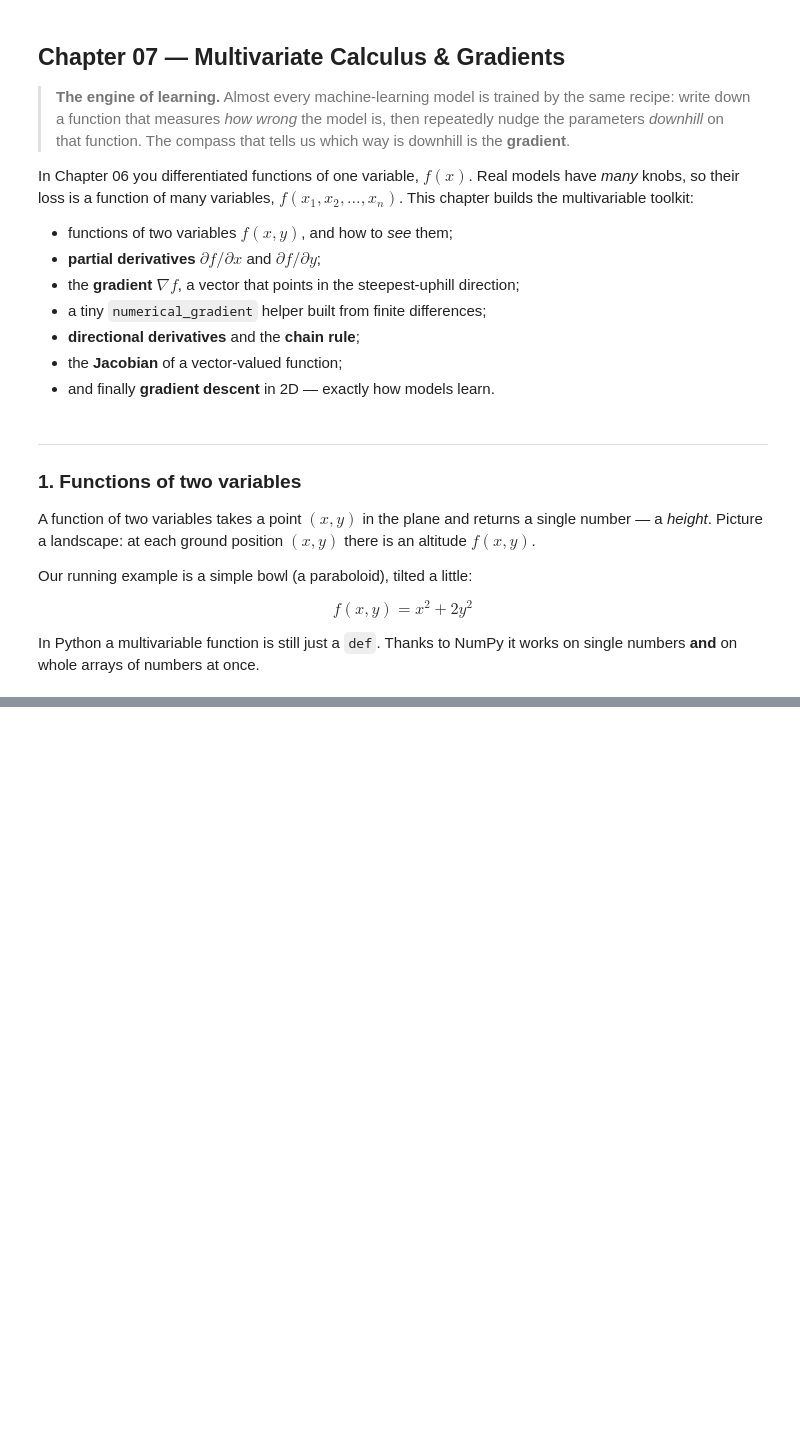
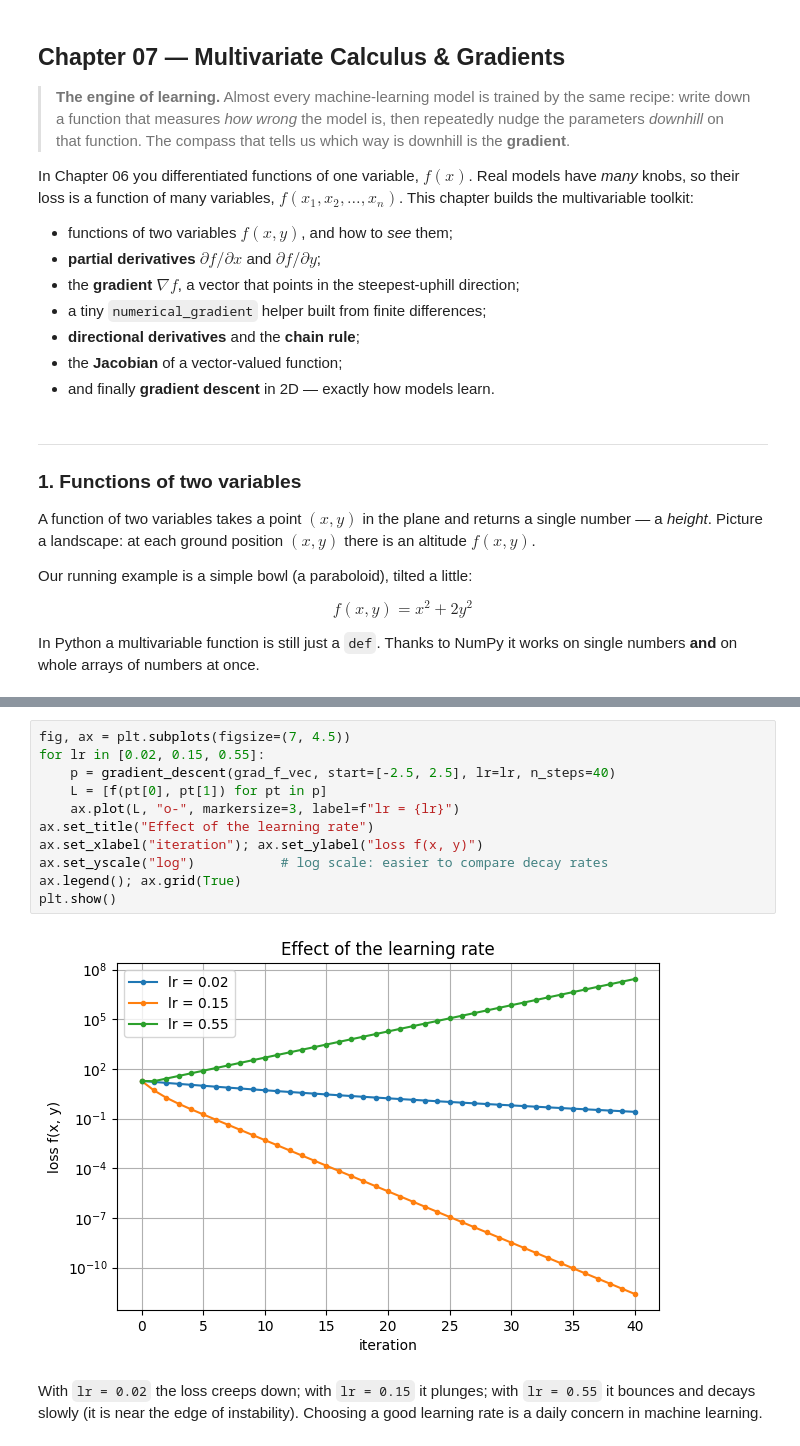
Before and after one commit to JayZeus999/Math-For-ML, a Jupyter notebook: cto-school/07_gradients.ipynb, the cells around one changed output, grey strips where cells are left out. Saved outputs shown, nothing was run; the diff lists cells and outputs as text; blank space fills up the shorter version.

```diff
--- a/cto-school/07_gradients.ipynb
+++ b/cto-school/07_gradients.ipynb
@@ -39,0 +512,17 @@ works on single numbers **and** on whole arrays of numbers at once.
+# %%
+fig, ax = plt.subplots(figsize=(7, 4.5))
+for lr in [0.02, 0.15, 0.55]:
+    p = gradient_descent(grad_f_vec, start=[-2.5, 2.5], lr=lr, n_steps=40)
+    L = [f(pt[0], pt[1]) for pt in p]
+    ax.plot(L, "o-", markersize=3, label=f"lr = {lr}")
+ax.set_title("Effect of the learning rate")
+ax.set_xlabel("iteration"); ax.set_ylabel("loss f(x, y)")
+ax.set_yscale("log")           # log scale: easier to compare decay rates
+ax.legend(); ax.grid(True)
+plt.show()
+# %% [output]
+[figure, added]
+# %% [markdown]
+With `lr = 0.02` the loss creeps down; with `lr = 0.15` it plunges; with
+`lr = 0.55` it bounces and decays slowly (it is near the edge of instability).
+Choosing a good learning rate is a daily concern in machine learning.
```
Also changed, not shown: parts of 34 cells of this notebook.
